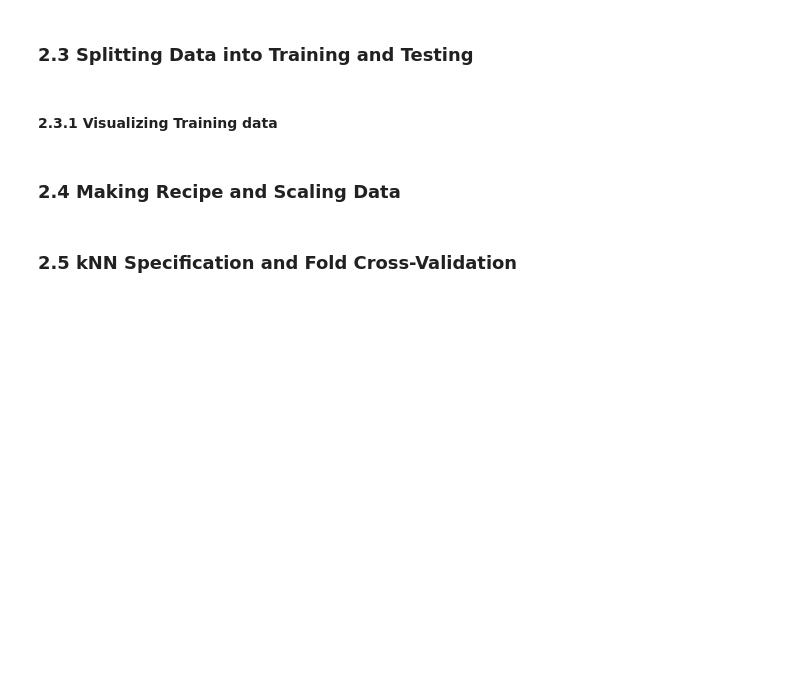
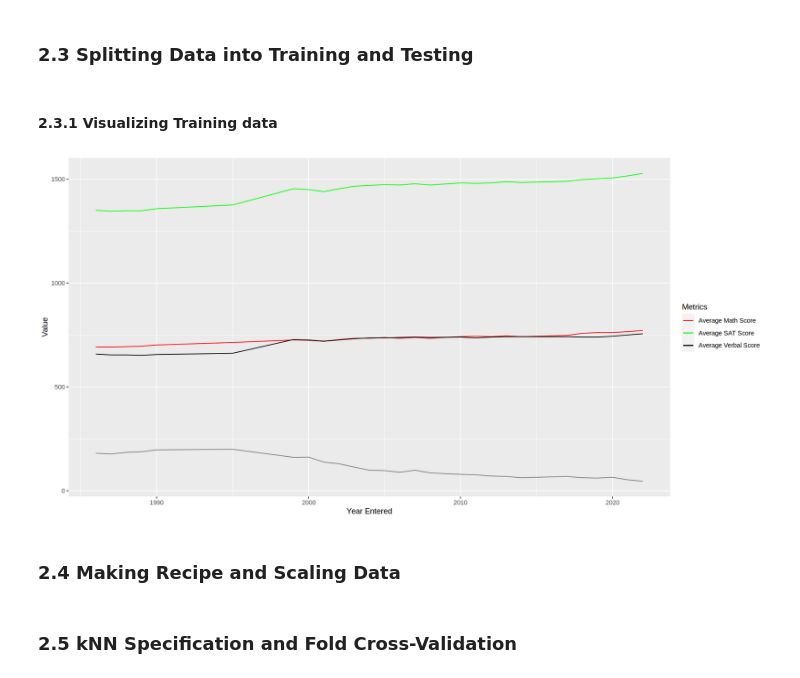
Before and after one commit to ikkit1314/yale_admit, a Jupyter notebook: group_proposal.ipynb, the cells around one changed output. Cells and saved outputs as stored; diff of their text form; code cells hidden in the pictures; blank space fills up the shorter version.

```diff
--- a/group_proposal.ipynb
+++ b/group_proposal.ipynb
@@ -113,15 +113,17 @@ yale_test <- testing(yale_split)
 # %% [markdown]
 #### 2.3.1 Visualizing Training data
 # %%
-yale_plot <- ggplot(yale_train, aes(x = `Year Entered`)) +
-    geom_line(aes(y = AdmitRate, color = "AdmitRate")) +
-    geom_line(aes(y = Avg_Math_Score/1000, color = "Avg_Math_Score")) +
-    geom_line(aes(y = Avg_SAT_Score/1600, color = "Avg_SAT_Score")) +
-    geom_line(aes(y = Avg_Verbal_Score/800, color = "Avg_Verbal_Score")) +
+yale_train_plot <- ggplot(yale_train, aes(x = YearEntered)) +
+    geom_line(aes(y = AdmitRate * 1000, color = "Admit Rate Admit Rate (multiplied by 1000 for scale)")) +
+    geom_line(aes(y = Avg_Math_Score, color = "Average Math Score")) +
+    geom_line(aes(y = Avg_SAT_Score, color = "Average SAT Score")) +
+    geom_line(aes(y = Avg_Verbal_Score, color = "Average Verbal Score")) +
     labs(x = 'Year Entered', y = 'Value', color = "Metrics") +
-    scale_color_manual(values = c("AdmitRate" = "blue", "Avg_Math_Score" = "red",
-                                  "Avg_SAT_Score" = "green", "Avg_Verbal_Score" = "black")) +
-    theme_minimal()
+    scale_color_manual(values = c("Admit Rate" = "blue", "Average Math Score" = "red",
+                                  "Average SAT Score" = "green", "Average Verbal Score" = "black"))
+yale_train_plot
+# %% [output]
+[figure, added]
 # %% [markdown]
 ### 2.4 Making Recipe and Scaling Data
 # %%
```
Also changed, not shown: parts of 6 cells of this notebook.
